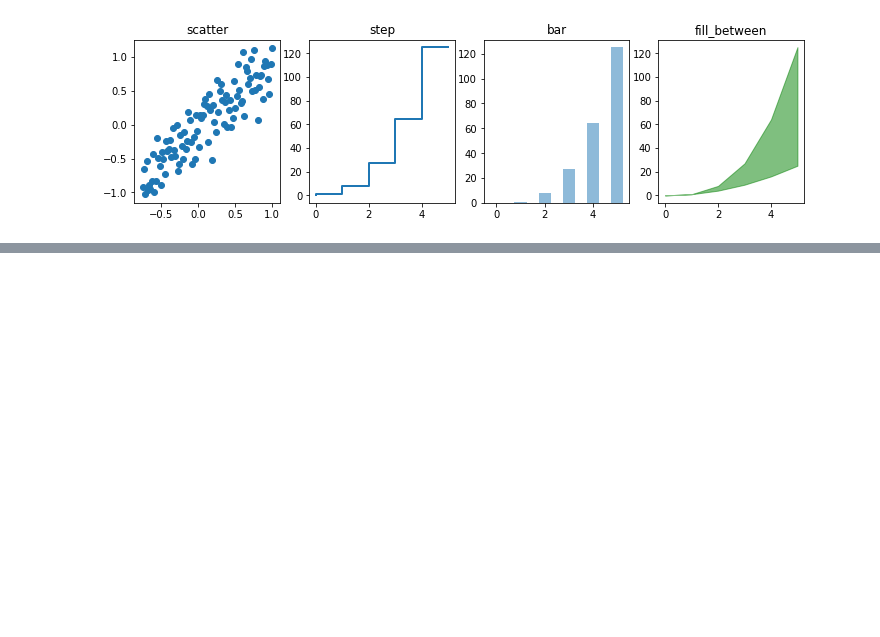
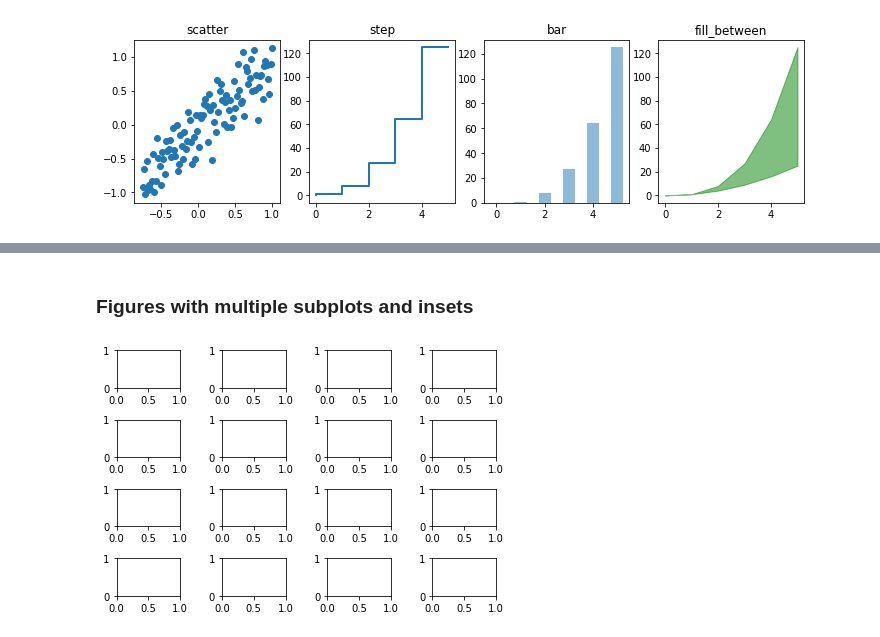
Before and after one commit to Ravi4teja/AI, a Jupyter notebook: DataScience/MatplotLib/My_Practice.ipynb, the cells around one changed output, grey strips where cells are left out. Cells and saved outputs as stored; diff of their text form; code cells hidden in the pictures; blank space fills up the shorter version.

```diff
--- a/DataScience/MatplotLib/My_Practice.ipynb
+++ b/DataScience/MatplotLib/My_Practice.ipynb
@@ -371,0 +382,7 @@ axes[3].set_title("fill_between");
+# %% [markdown]
+### Figures with multiple subplots and insets
+# %%
+fig, ax = plt.subplots(4, 4)
+fig.tight_layout()
+# %% [output]
+[figure, added]
```
Also changed, not shown: parts of 9 cells of this notebook.
